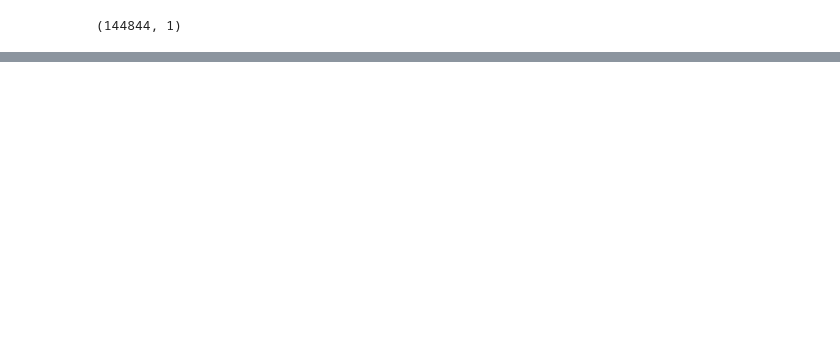
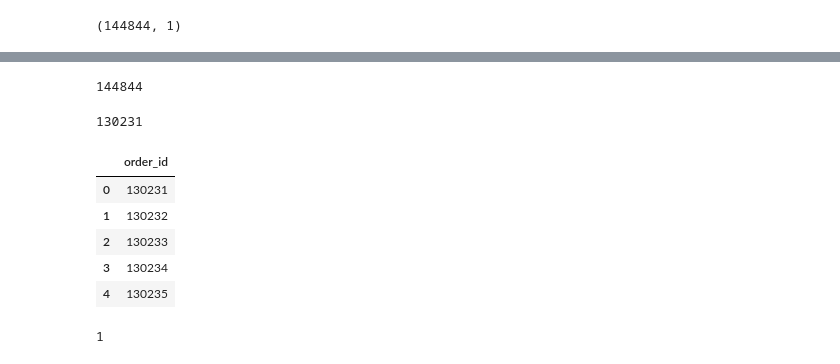
Before and after one commit to demie20/Cascade_hackathon-, a Jupyter notebook: model1.ipynb, the cells around one changed output, grey strips where cells are left out. Drawn from its saved outputs; the diff is of its cells as text; code cells hidden in the pictures; blank space fills up the shorter version.

```diff
--- a/model1.ipynb
+++ b/model1.ipynb
@@ -142,0 +155,9 @@ ValueError: 2 columns passed, passed data had 1 columns
+# %%
+for i, predicted in enumerate(ans):
+    if predicted[0] > 0.018:
+        print ("bigger than 0.25")
+        #assign i to class 1
+    else:
+        print ("smaller than 0.25")
+        #assign i to class 0
+ans.dtype
@@ -142,0 +183,26 @@ ValueError: 2 columns passed, passed data had 1 columns
+# %%
+id=pd.Series([])
+j=0
+for i in test_id:
+    id[j]=i
+    j=j+1
+len(id)
+# %% [output]
+144844
+# %%
+data=pd.DataFrame()
+# %%
+id[0]
+# %% [output]
+130231
+# %%
+data.insert(0,"order_id",id)
+# %%
+data.head()
+# %% [output]
+|  | order_id |
+| 0 | 130231 |
+| 1 | 130232 |
+| 2 | 130233 |
+| 3 | 130234 |
+| 4 | 130235 |
@@ -142,0 +218,4 @@ ValueError: 2 columns passed, passed data had 1 columns
+# %%
+scores[1]
+# %% [output]
+1
```
Also changed, not shown: parts of 20 cells of this notebook, 1 other file.
